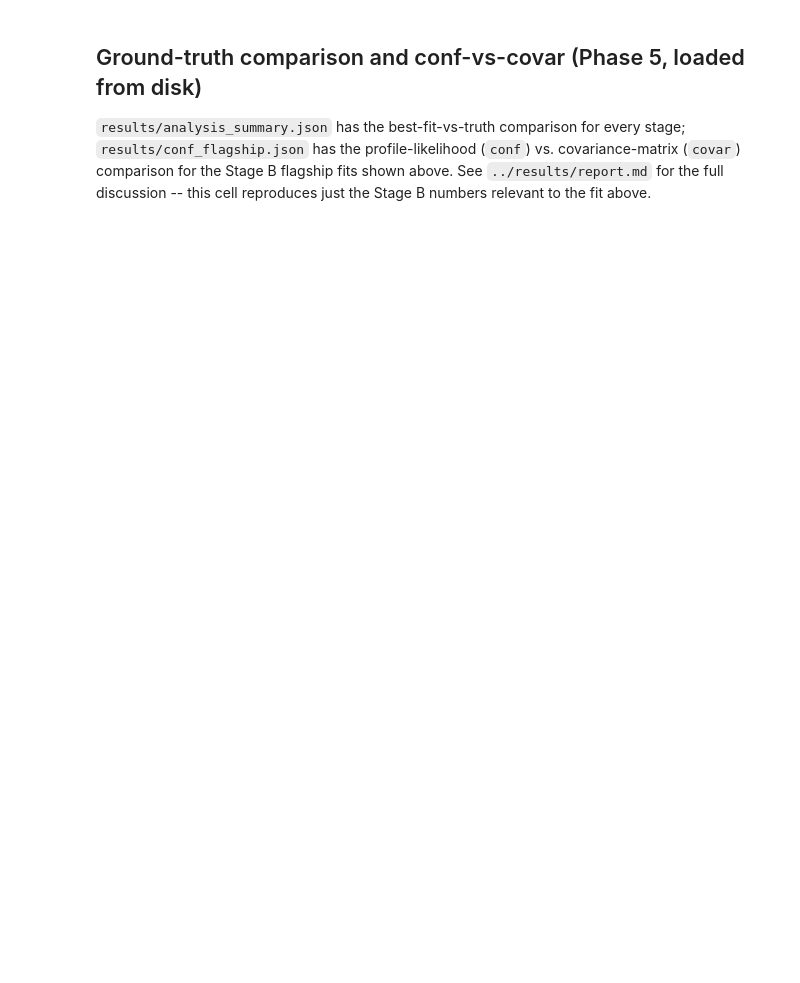
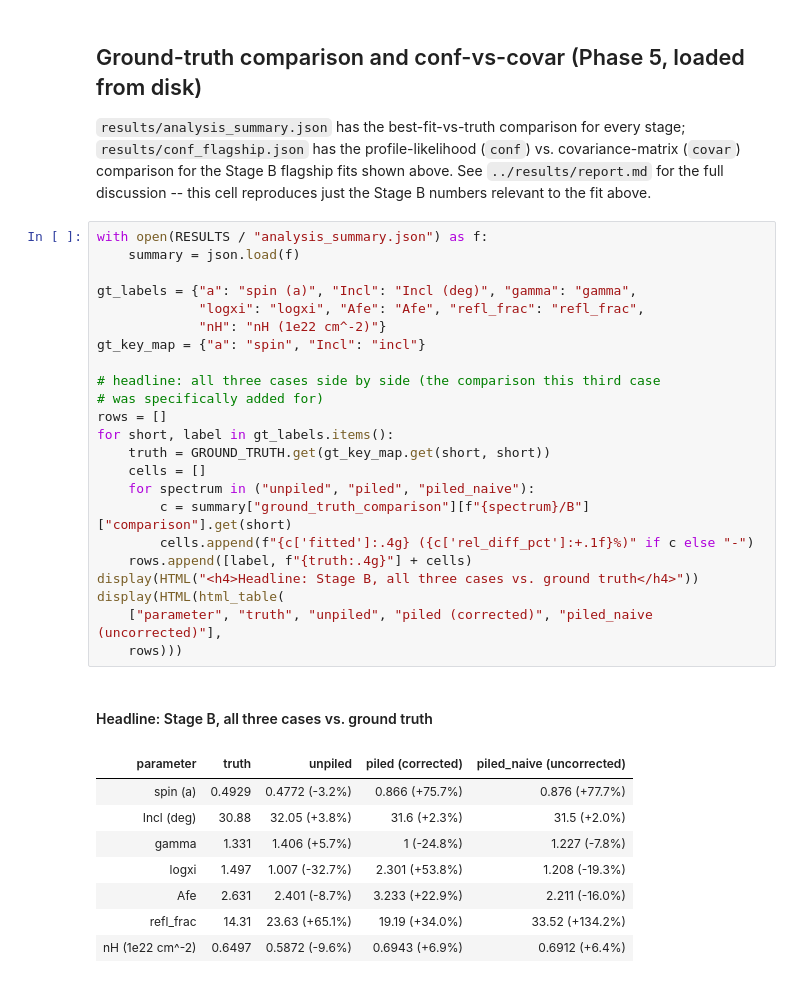
Before and after one commit to juramaga/pileup-relxill-fits, a Jupyter notebook: notebook/relxill_pileup_fitting.ipynb, the cells around one changed output. Cells and saved outputs as stored; diff of their text form; blank space fills up the shorter version.

```diff
--- a/notebook/relxill_pileup_fitting.ipynb
+++ b/notebook/relxill_pileup_fitting.ipynb
@@ -372,3 +478,36 @@ every stage; `results/conf_flagship.json` has the profile-likelihood
 flagship fits shown above. See `../results/report.md` for the full
 discussion -- this cell reproduces just the Stage B numbers relevant to
 the fit above.
+# %%
+with open(RESULTS / "analysis_summary.json") as f:
+    summary = json.load(f)
+
+gt_labels = {"a": "spin (a)", "Incl": "Incl (deg)", "gamma": "gamma",
+             "logxi": "logxi", "Afe": "Afe", "refl_frac": "refl_frac",
+             "nH": "nH (1e22 cm^-2)"}
+gt_key_map = {"a": "spin", "Incl": "incl"}
+
+# headline: all three cases side by side (the comparison this third case
+# was specifically added for)
+rows = []
+for short, label in gt_labels.items():
+    truth = GROUND_TRUTH.get(gt_key_map.get(short, short))
+    cells = []
+    for spectrum in ("unpiled", "piled", "piled_naive"):
+        c = summary["ground_truth_comparison"][f"{spectrum}/B"]["comparison"].get(short)
+        cells.append(f"{c['fitted']:.4g} ({c['rel_diff_pct']:+.1f}%)" if c else "-")
+    rows.append([label, f"{truth:.4g}"] + cells)
+display(HTML("<h4>Headline: Stage B, all three cases vs. ground truth</h4>"))
+display(HTML(html_table(
+    ["parameter", "truth", "unpiled", "piled (corrected)", "piled_naive (uncorrected)"],
+    rows)))
+# %% [output]
+Headline: Stage B, all three cases vs. ground truth
+| parameter | truth | unpiled | piled (corrected) | piled_naive (uncorrected) |
+| spin (a) | 0.4929 | 0.4772 (-3.2%) | 0.866 (+75.7%) | 0.876 (+77.7%) |
+| Incl (deg) | 30.88 | 32.05 (+3.8%) | 31.6 (+2.3%) | 31.5 (+2.0%) |
+| gamma | 1.331 | 1.406 (+5.7%) | 1 (-24.8%) | 1.227 (-7.8%) |
+| logxi | 1.497 | 1.007 (-32.7%) | 2.301 (+53.8%) | 1.208 (-19.3%) |
+| Afe | 2.631 | 2.401 (-8.7%) | 3.233 (+22.9%) | 2.211 (-16.0%) |
+| refl_frac | 14.31 | 23.63 (+65.1%) | 19.19 (+34.0%) | 33.52 (+134.2%) |
+| nH (1e22 cm^-2) | 0.6497 | 0.5872 (-9.6%) | 0.6943 (+6.9%) | 0.6912 (+6.4%) |
```
Also changed, not shown: parts of 16 cells of this notebook, 26 other files.
